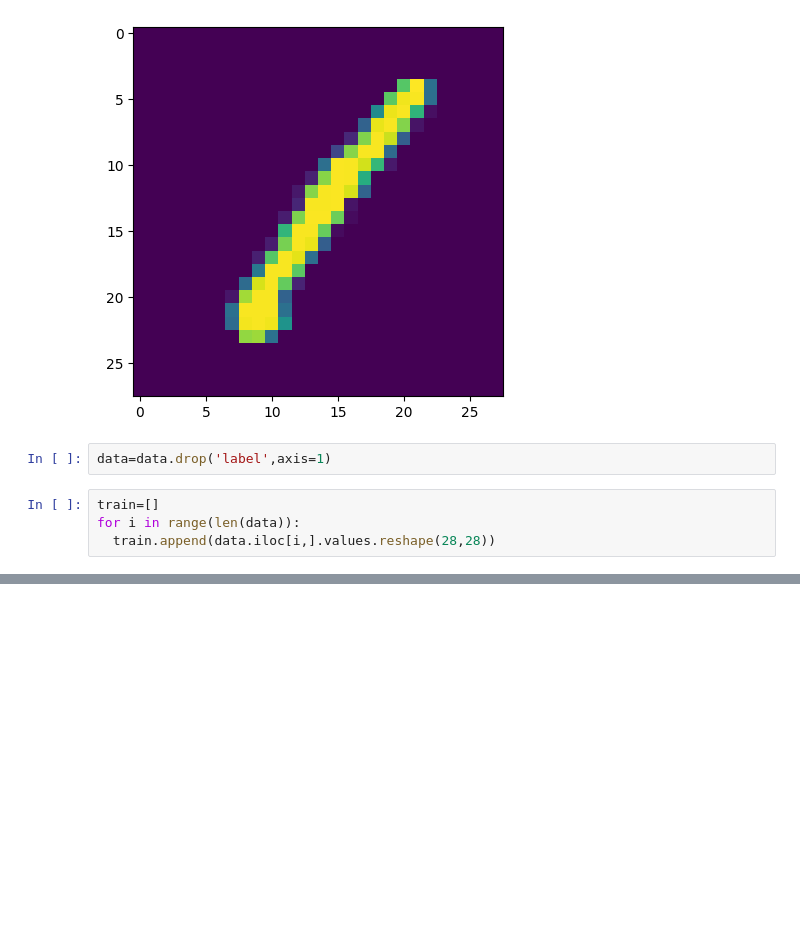
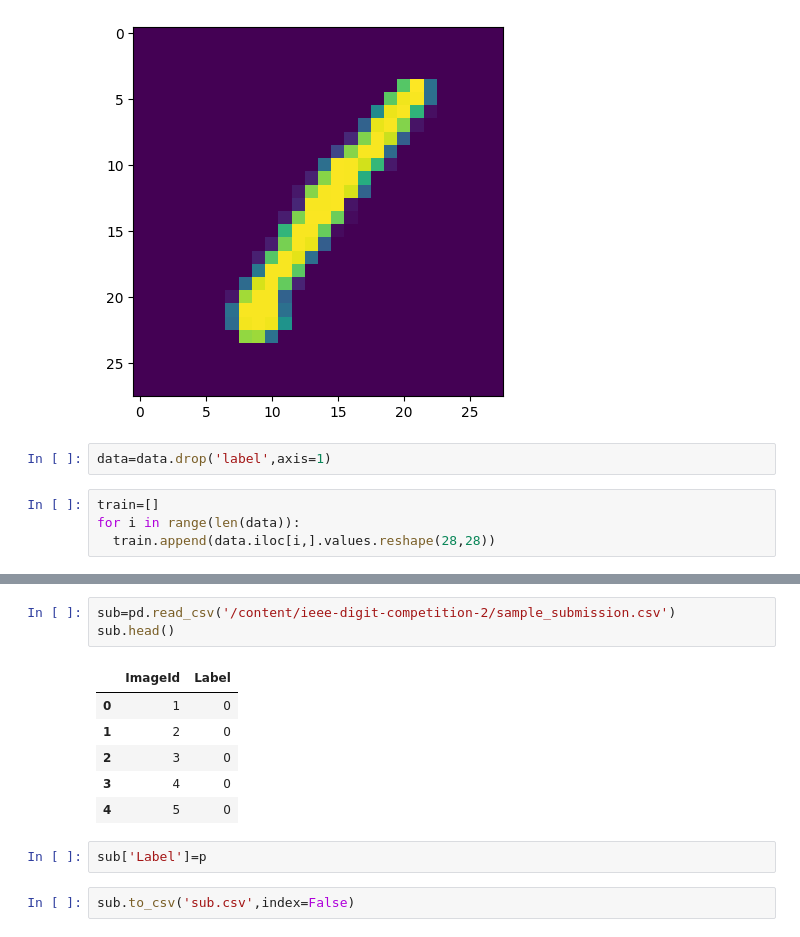
Before and after one commit to lalitha-sahitya/Handwritten-digit-recognition, a Jupyter notebook: ieee_digit_competition.ipynb, the cells around one changed output, grey strips where cells are left out. Saved outputs shown, nothing was run; the diff lists cells and outputs as text; blank space fills up the shorter version.

```diff
--- a/ieee_digit_competition.ipynb
+++ b/ieee_digit_competition.ipynb
@@ -80,0 +206,14 @@ for i in range(len(data)):
+# %%
+sub=pd.read_csv('/content/ieee-digit-competition-2/sample_submission.csv')
+sub.head()
+# %% [output]
+|  | ImageId | Label |
+| 0 | 1 | 0 |
+| 1 | 2 | 0 |
+| 2 | 3 | 0 |
+| 3 | 4 | 0 |
+| 4 | 5 | 0 |
+# %%
+sub['Label']=p
+# %%
+sub.to_csv('sub.csv',index=False)
```
Also changed, not shown: parts of 19 cells of this notebook.
